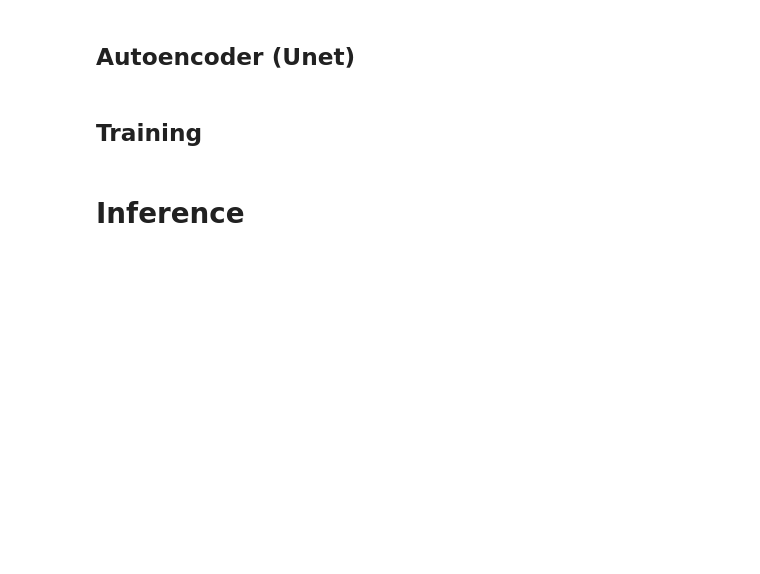
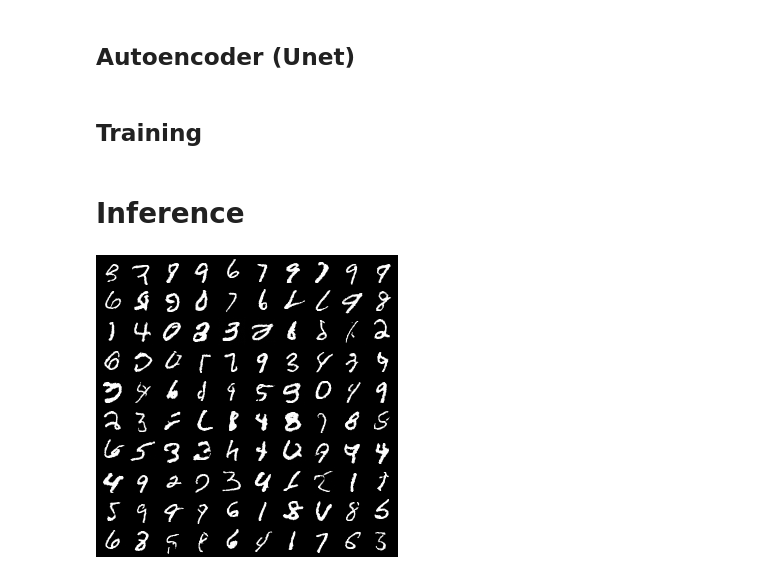
Before and after one commit to khetansarvesh/CV, a Jupyter notebook: DDPM.ipynb, the cells around one changed output. Drawn from its saved outputs; the diff is of its cells as text; code cells hidden in the pictures; blank space fills up the shorter version.

```diff
--- a/DDPM.ipynb
+++ b/DDPM.ipynb
@@ -349,3 +348,7 @@ with torch.no_grad():
 
         # predicted image
         img = torchvision.transforms.ToPILImage()(grid)
+# %%
+img
+# %% [output]
+[figure, added]
```
Also changed, not shown: parts of 1 cell of this notebook.
